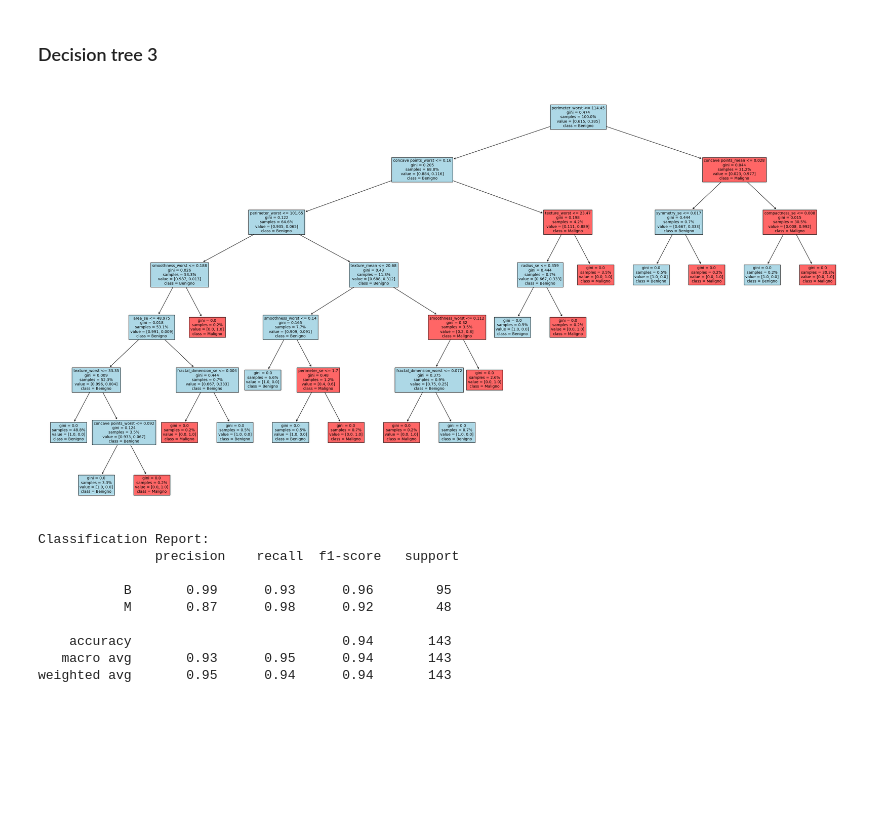
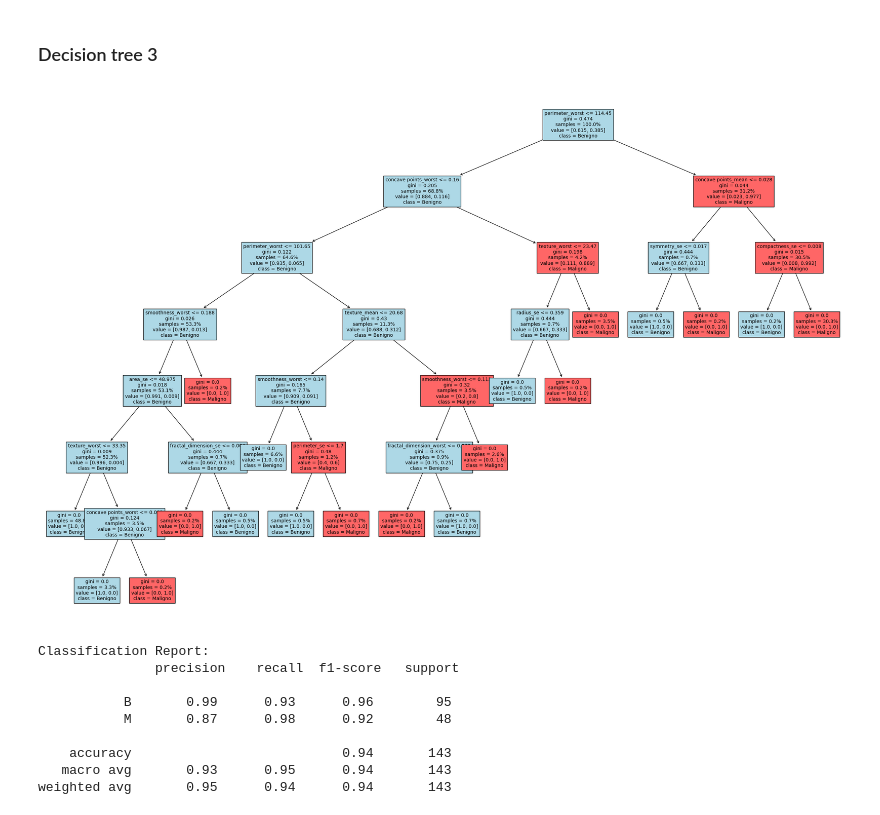
Before and after one commit to LeonardoMicheluz/progettoHealth, a Jupyter notebook: index_Micheluz.ipynb, the cells around one changed output. Drawn from its saved outputs; the diff is of its cells as text; code cells hidden in the pictures; blank space fills up the shorter version.

```diff
--- a/index_Micheluz.ipynb
+++ b/index_Micheluz.ipynb
@@ -343,33 +343,33 @@ dec_tree = dec_tree.fit(trees_train, train["diagnosis"])
 # %%
 columns_names = data.columns.tolist()
 benigno_label = "Benigno"
 maligno_label = "Maligno"
 benigno_color = "lightblue"
 maligno_color = (1.0, 0.4, 0.4)
 del columns_names[1]
 
 tree.plot_tree(
   dec_tree,
   feature_names=columns_names,
   class_names=[benigno_label, maligno_label],
   fontsize=10,
   filled=True,
   proportion=True,
 )
 fig = matplotlib.pyplot.gcf()
-fig.set_size_inches(38, 20)
+fig.set_size_inches(30, 20)
 
 for node in plt.gca().get_children():
   if isinstance(node, matplotlib.text.Annotation):
     if benigno_label in node.get_text():
       node.get_bbox_patch().set_facecolor(benigno_color)
     if maligno_label in node.get_text():
       node.get_bbox_patch().set_facecolor(maligno_color)
 
 
 fig.savefig('tree.png')
 # %% [output]
-[figure, old version]
+[figure, new version]
 # %%
 # Evaluating the model
 
```
Also changed, not shown: parts of 9 cells of this notebook.
